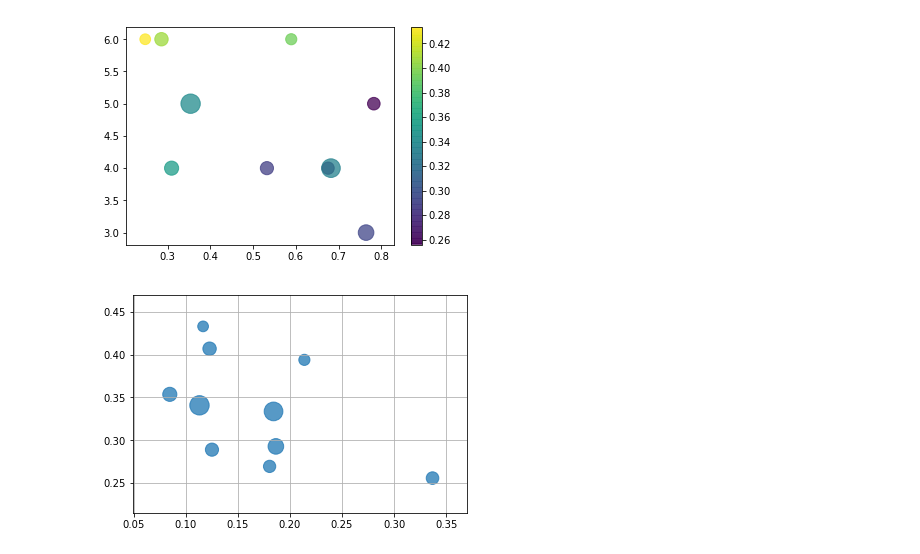
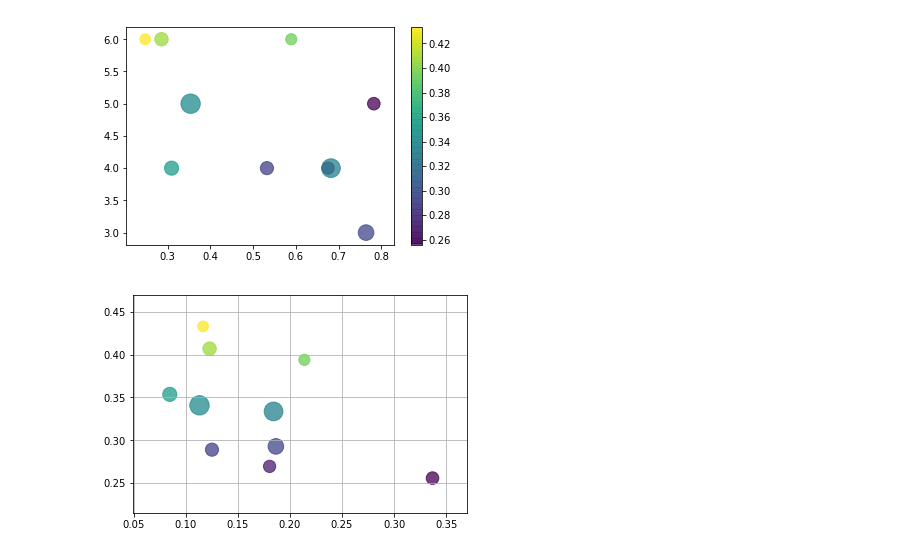
Before and after one commit to acellon/thesis, a Jupyter notebook: testdev.ipynb, the cells around one changed output. Drawn from its saved outputs; the diff is of its cells as text; code cells hidden in the pictures.

```diff
--- a/testdev.ipynb
+++ b/testdev.ipynb
@@ -648,8 +658,8 @@ plt.colorbar()
 # %%
 fig = plt.figure()
 ax = plt.gca()
-ax.scatter(pc21, mcc21, marker='o', s=[x * 2e3 for x in mccstd21], alpha=0.75)
+ax.scatter(pc21, mcc21, c=mcc21, marker='o', s=[x * 2e3 for x in mccstd21], alpha=0.75)
 #ax.set_xscale('log')
 ax.grid(which='both')
 # %% [output]
-[figure, old version]
+[figure, new version]
```
Also changed, not shown: parts of 27 cells of this notebook, 1 other file.
